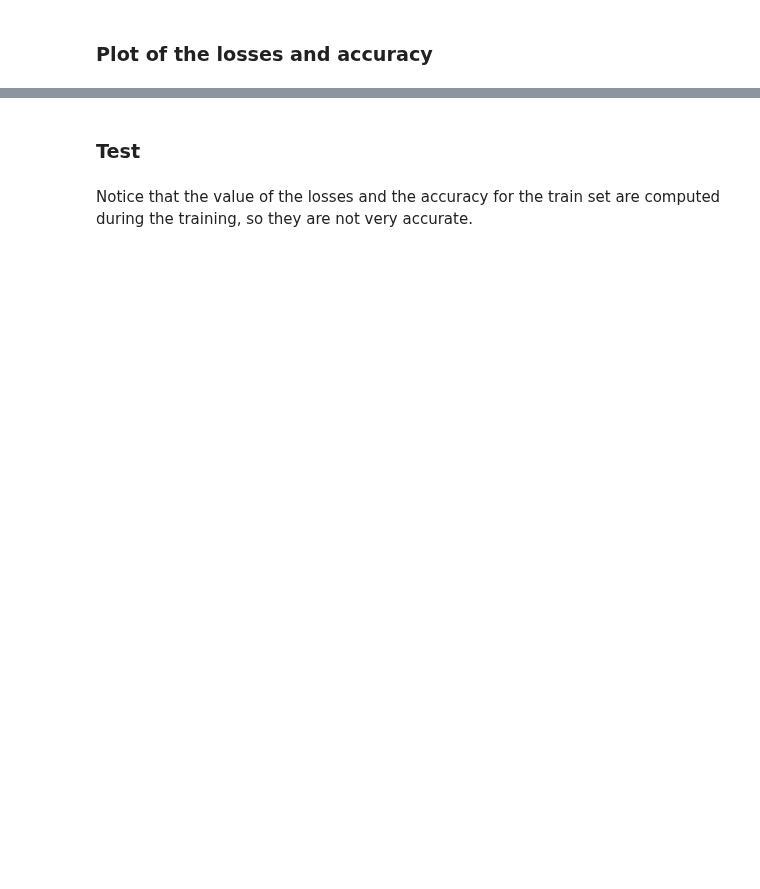
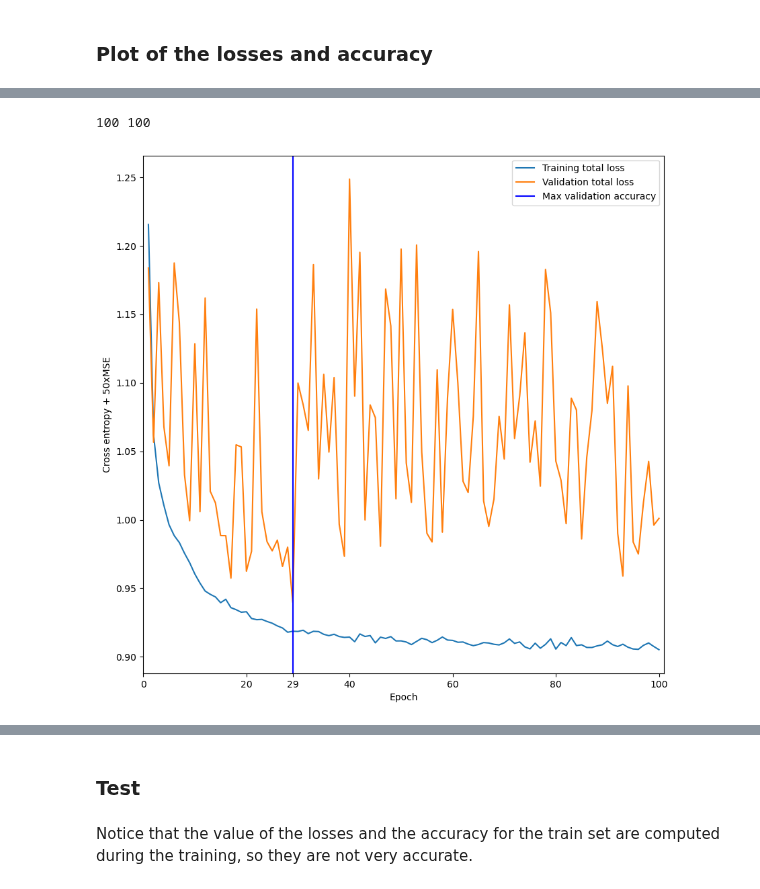
Before and after one commit to GianpietroNicoletti97/HDA-project, a Jupyter notebook: HDAproject_patches.ipynb, the cells around one changed output, grey strips where cells are left out. Drawn from its saved outputs; the diff is of its cells as text; code cells hidden in the pictures; blank space fills up the shorter version.

```diff
--- a/HDAproject_patches.ipynb
+++ b/HDAproject_patches.ipynb
@@ -407,9 +407,9 @@ class Autoencoder(nn.Module):
         self.BNE16 = nn.BatchNorm2d(16)
         self.BNE32 = nn.BatchNorm2d(32)
         self.BNE64 = nn.BatchNorm2d(64)
-        self.linearE1 = nn.Linear(3136,20)
-        self.linearE2 = nn.Linear(20,3)
-        self.BNE150linear = nn.BatchNorm1d(20)
+        self.linearE1 = nn.Linear(3136,30)
+        self.linearE2 = nn.Linear(30,3)
+        self.BNE150linear = nn.BatchNorm1d(30)
 
         self.act = nn.LeakyReLU()
         self.drop = nn.Dropout(p=0.1)
@@ -423,9 +423,9 @@ class Autoencoder(nn.Module):
         self.reshape = nn.Unflatten(-1, (64,7,7))
         self.BND16 = nn.BatchNorm2d(16)
         self.BND32 = nn.BatchNorm2d(32)
-        self.linearD1 = nn.Linear(3,20)
-        self.linearD2 = nn.Linear(20,3136)
-        self.BND150linear = nn.BatchNorm1d(20)
+        self.linearD1 = nn.Linear(3,30)
+        self.linearD2 = nn.Linear(30,3136)
+        self.BND150linear = nn.BatchNorm1d(30)
         self.BND16klinear = nn.BatchNorm1d(3136)
 
         self.out = nn.Sigmoid()
@@ -535,7 +535,7 @@ def test(dataset,name):
 
     return np.mean(losses_ae),np.mean(losses_c),accuracy
 # %%
-criterion_classifier = nn.CrossEntropyLoss(weight=torch.tensor(weights).to(device))
+criterion_classifier = nn.CrossEntropyLoss()
 criterion_ae = nn.MSELoss()
 
 def train(train_dataloader,val_dataset):
@@ -555,7 +555,7 @@ def train(train_dataloader,val_dataset):
     val_accuracy_trend = []
 
 
-    for epoch in range(num_epochs):
+    for epoch in range(100):
 
         ######training#####
         losses_ae = []
@@ -567,7 +567,7 @@ def train(train_dataloader,val_dataset):
 
 
         #train classifier for one epoch
-        for data in tqdm(train_dataloader,desc = "TRAIN Epoch [%d/%d]"%(epoch+1,num_epochs)):
+        for data in tqdm(train_dataloader,desc = "TRAIN Epoch [%d/%d]"%(epoch+1,100)):
 
             img, labels = data
             img = img.to(device)
@@ -582,7 +582,7 @@ def train(train_dataloader,val_dataset):
 
             classifier_loss = criterion_classifier(pred_labels, labels)
             ae_loss = criterion_ae(img,rec_img)
-            total_loss = classifier_loss+10*ae_loss
+            total_loss = classifier_loss+50*ae_loss
 
             total_loss.backward()
 
@@ -716,3 +733,33 @@ plt.show()
+# %%
+plt.figure(figsize=(10,10))
+
+print(len(batchID),len(train_c+50*np.ones(len(batchID))*train_ae))
+
+#plotting the losses
+plt.plot(batchID,train_c+50*np.ones(len(batchID))*train_ae,label = "Training total loss")
+plt.plot(batchID,val_c+50*np.ones(len(batchID))*val_ae, label = "Validation total loss")
+plt.xlabel("Epoch")
+plt.ylabel("Cross entropy + 50xMSE")
+
+#showing the position of the best values
+plt.axvline(x = best_epoch, color = 'b', label = "Max validation accuracy")
+
+#adding the position of the best values in the x axis
+ticks = list(plt.xticks()[0])
+ticks.extend([best_epoch])
+plt.xticks(ticks)
+
+#limit the plot x-values
+plt.xlim(0,batchID.max()+1)
+
+plt.legend()
+
+#saving the figure
+#plt.savefig("train-val_totalloss")
+plt.show()
+# %% [output]
+100 100
+[figure, added]
 # %%
 plt.figure(figsize=(10,10))
 
```
Also changed, not shown: parts of 14 cells of this notebook.
